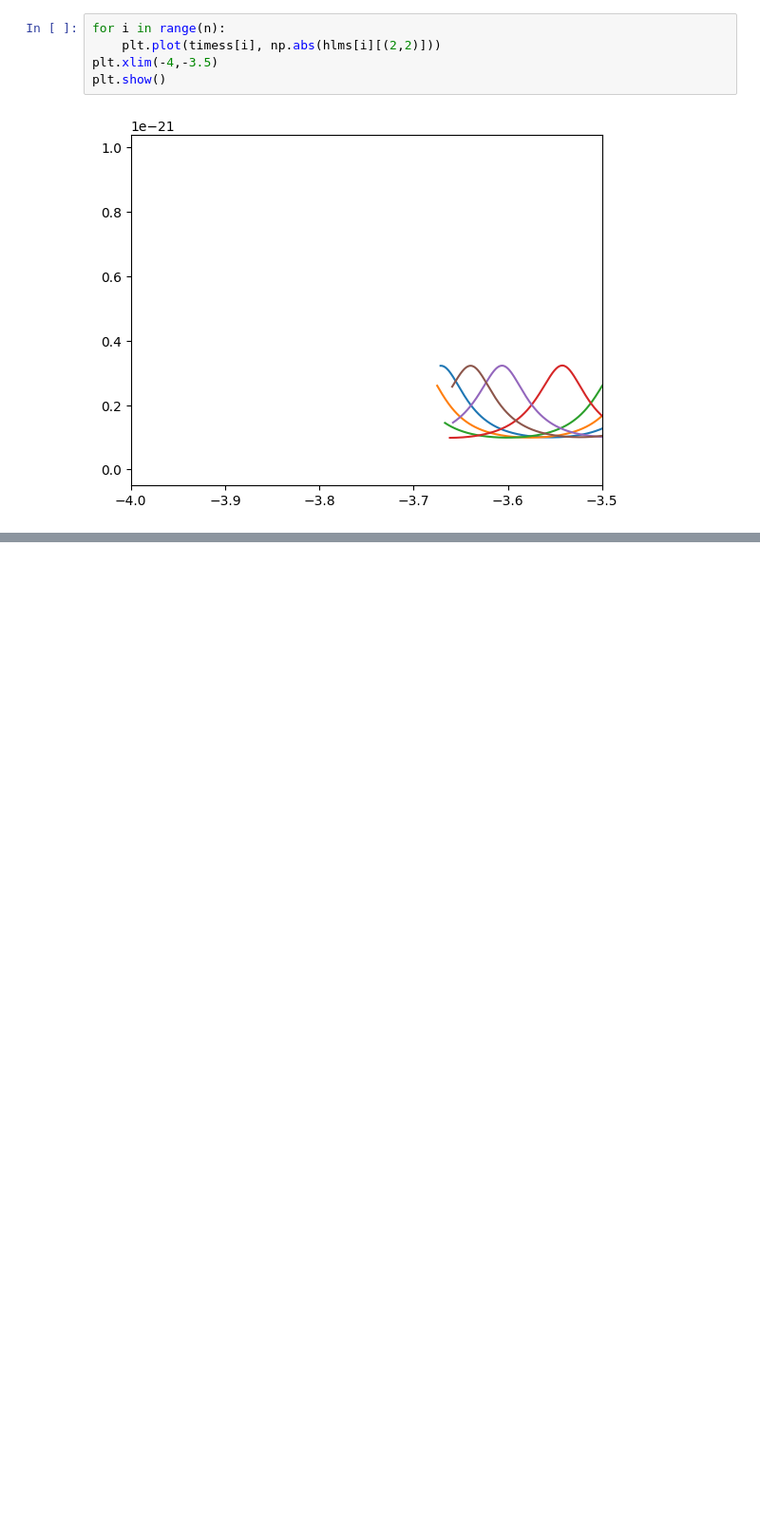
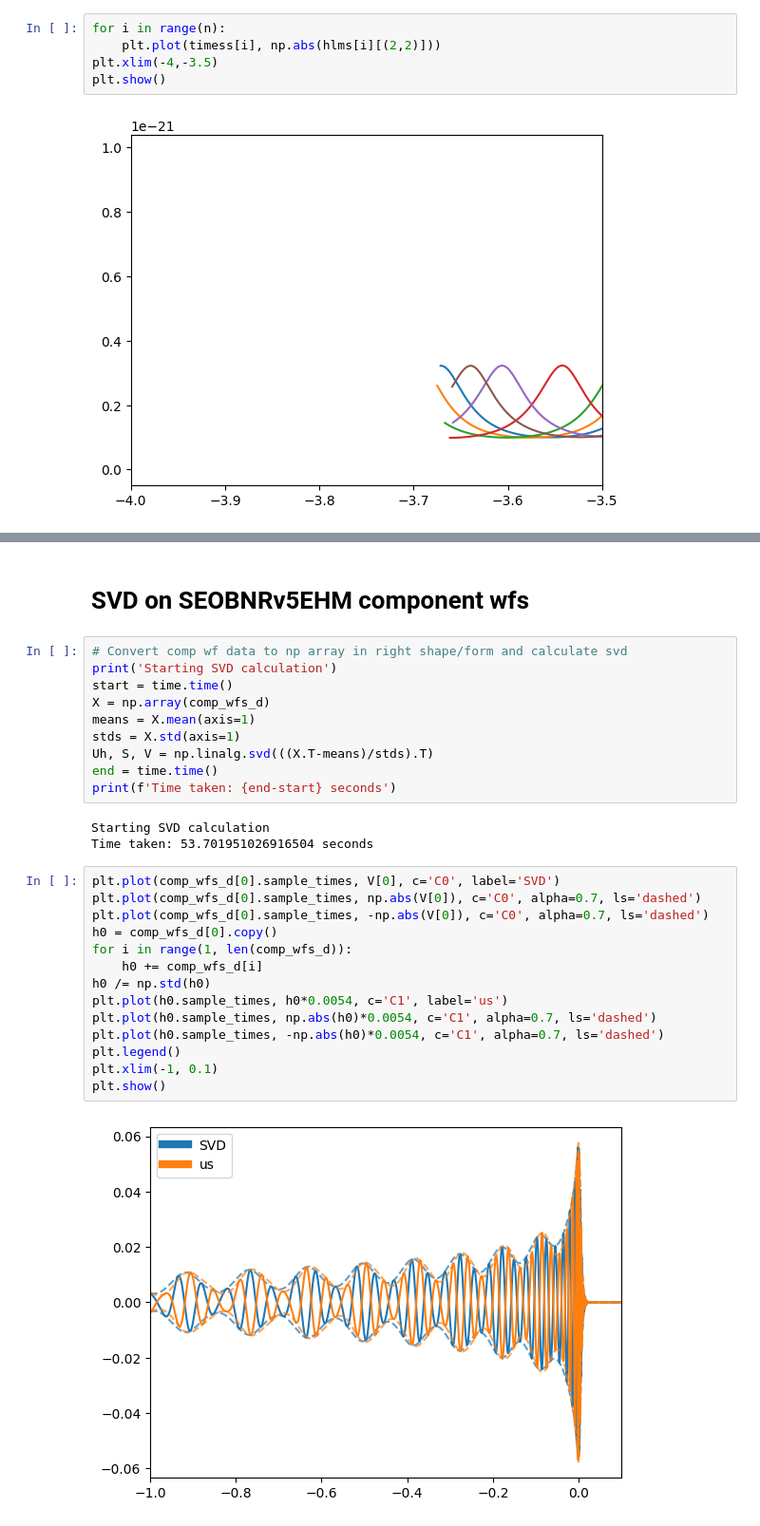
Before and after one commit to BenGPatterson/EccentricBinaries, a Jupyter notebook: notebooks/SEOBNRv5EHM.ipynb, the cells around one changed output, grey strips where cells are left out. Shown at 95% size. Saved outputs shown, nothing was run; the diff lists cells and outputs as text; blank space fills up the shorter version.

```diff
--- a/notebooks/SEOBNRv5EHM.ipynb
+++ b/notebooks/SEOBNRv5EHM.ipynb
@@ -221,0 +743,31 @@ plt.show()
+# %% [markdown]
+# SVD on SEOBNRv5EHM component wfs
+# %%
+# Convert comp wf data to np array in right shape/form and calculate svd
+print('Starting SVD calculation')
+start = time.time()
+X = np.array(comp_wfs_d)
+means = X.mean(axis=1)
+stds = X.std(axis=1)
+Uh, S, V = np.linalg.svd(((X.T-means)/stds).T)
+end = time.time()
+print(f'Time taken: {end-start} seconds')
+# %% [output]
+Starting SVD calculation
+Time taken: 53.701951026916504 seconds
+# %%
+plt.plot(comp_wfs_d[0].sample_times, V[0], c='C0', label='SVD')
+plt.plot(comp_wfs_d[0].sample_times, np.abs(V[0]), c='C0', alpha=0.7, ls='dashed')
+plt.plot(comp_wfs_d[0].sample_times, -np.abs(V[0]), c='C0', alpha=0.7, ls='dashed')
+h0 = comp_wfs_d[0].copy()
+for i in range(1, len(comp_wfs_d)):
+    h0 += comp_wfs_d[i]
+h0 /= np.std(h0)
+plt.plot(h0.sample_times, h0*0.0054, c='C1', label='us')
+plt.plot(h0.sample_times, np.abs(h0)*0.0054, c='C1', alpha=0.7, ls='dashed')
+plt.plot(h0.sample_times, -np.abs(h0)*0.0054, c='C1', alpha=0.7, ls='dashed')
+plt.legend()
+plt.xlim(-1, 0.1)
+plt.show()
+# %% [output]
+[figure, added]
```
Also changed, not shown: parts of 15 cells of this notebook, 1 other file.
